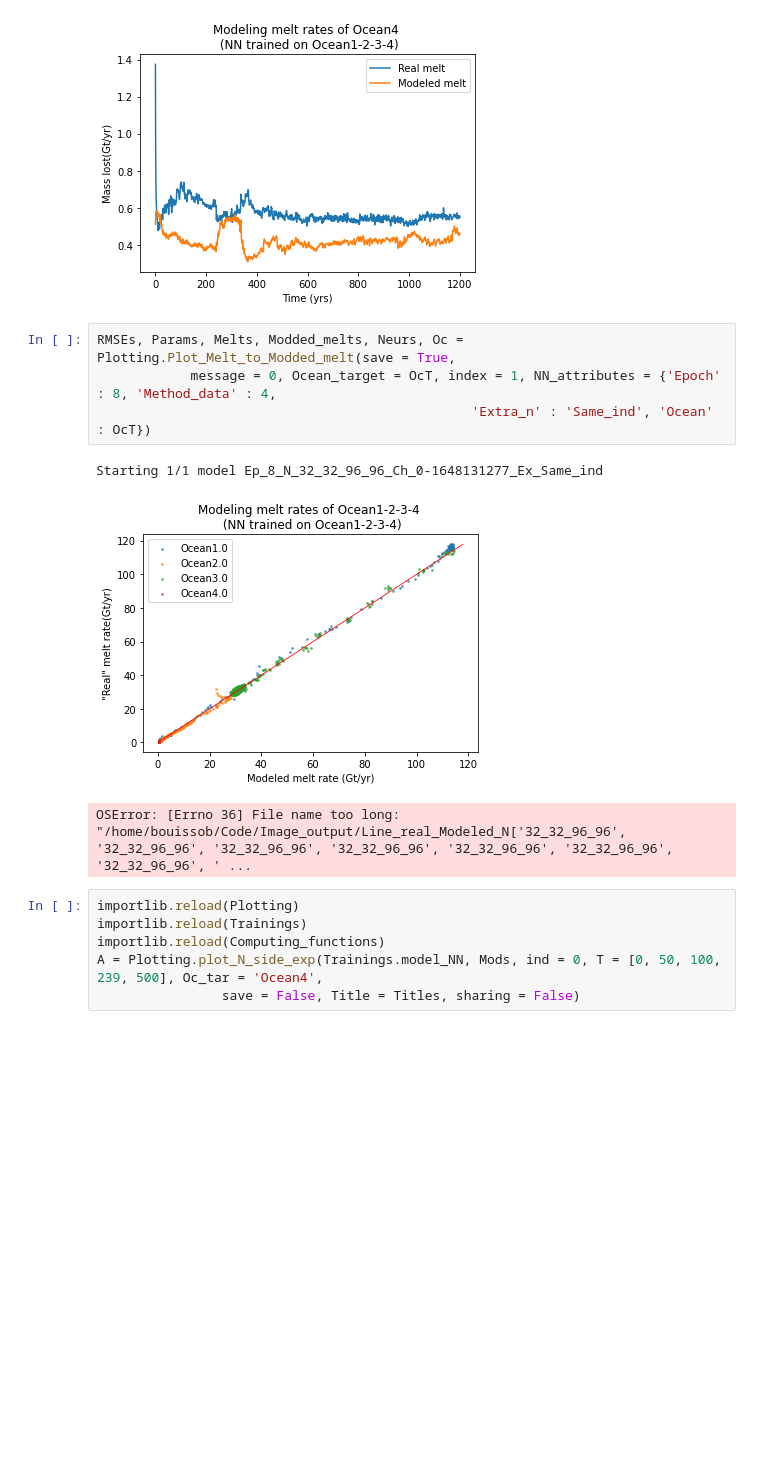
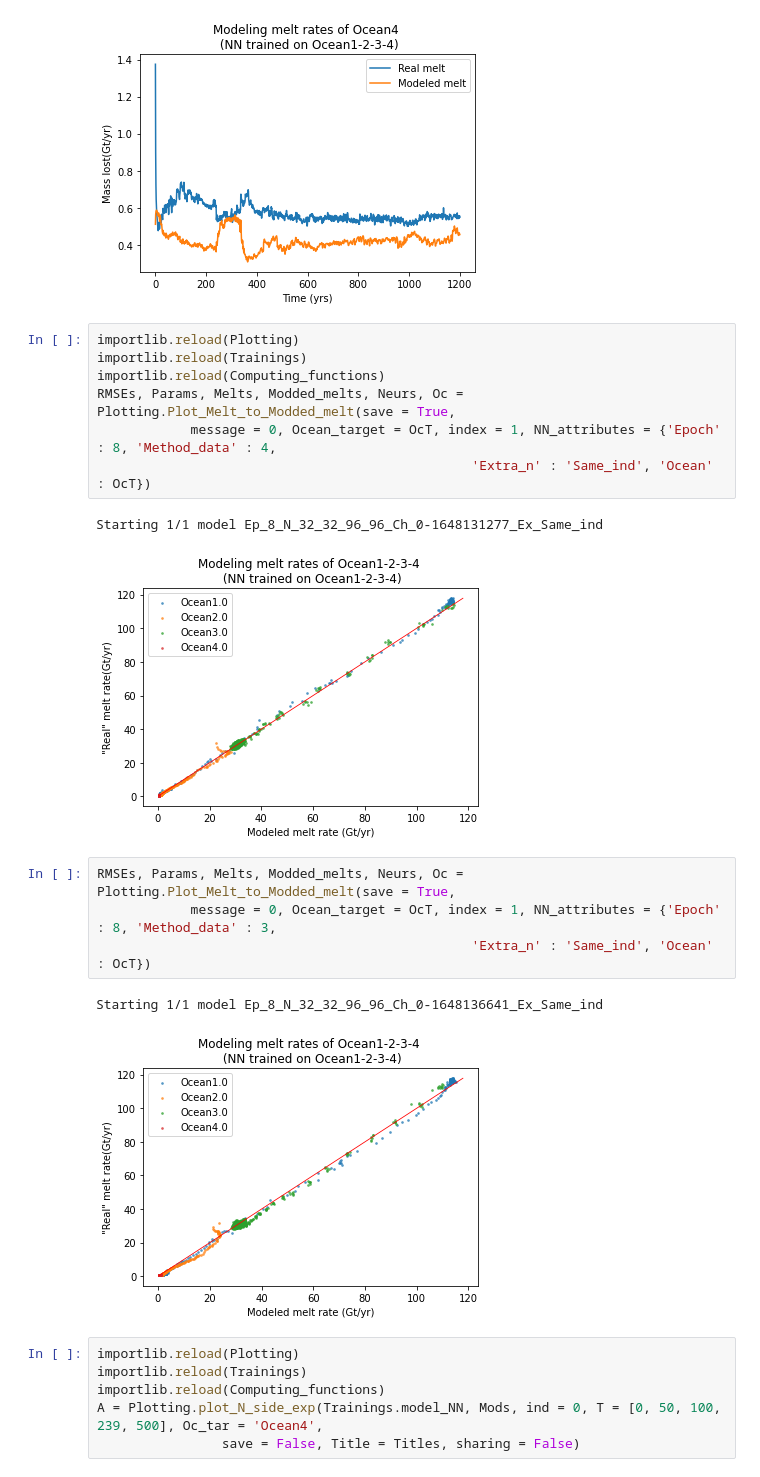
Before and after one commit to BenBouiss/NN_intern_2022, a Jupyter notebook: Class_NN_test.ipynb, the cells around one changed output. Saved outputs shown, nothing was run; the diff lists cells and outputs as text; blank space fills up the shorter version.

Commit message:
All method done

```diff
--- a/Class_NN_test.ipynb
+++ b/Class_NN_test.ipynb
@@ -283,13 +283,22 @@ Plotting.Plot_Melt_time_function(ind = 1,save = True, message = 0, Ocean_target
 [0.16342232] model Ep_8_N_32_32_96_96_Ch_0-1648131277_Ex_Same_ind
 [figure]
 # %%
+importlib.reload(Plotting)
+importlib.reload(Trainings)
+importlib.reload(Computing_functions)
 RMSEs, Params, Melts, Modded_melts, Neurs, Oc = Plotting.Plot_Melt_to_Modded_melt(save = True,
             message = 0, Ocean_target = OcT, index = 1, NN_attributes = {'Epoch' : 8, 'Method_data' : 4,
                                                 'Extra_n' : 'Same_ind', 'Ocean' : OcT})
 # %% [output]
 Starting 1/1 model Ep_8_N_32_32_96_96_Ch_0-1648131277_Ex_Same_ind
 [figure]
-OSError: [Errno 36] File name too long: "/home/bouissob/Code/Image_output/Line_real_Modeled_N['32_32_96_96', '32_32_96_96', '32_32_96_96', '32_32_96_96', '32_32_96_96', '32_32_96_96', '32_32_96_96', ' ...
+# %%
+RMSEs, Params, Melts, Modded_melts, Neurs, Oc = Plotting.Plot_Melt_to_Modded_melt(save = True,
+            message = 0, Ocean_target = OcT, index = 1, NN_attributes = {'Epoch' : 8, 'Method_data' : 3,
+                                                'Extra_n' : 'Same_ind', 'Ocean' : OcT})
+# %% [output]
+Starting 1/1 model Ep_8_N_32_32_96_96_Ch_0-1648136641_Ex_Same_ind
+[figure, added]
 # %%
 importlib.reload(Plotting)
 importlib.reload(Trainings)
```
Also changed, not shown: 4 other files.
